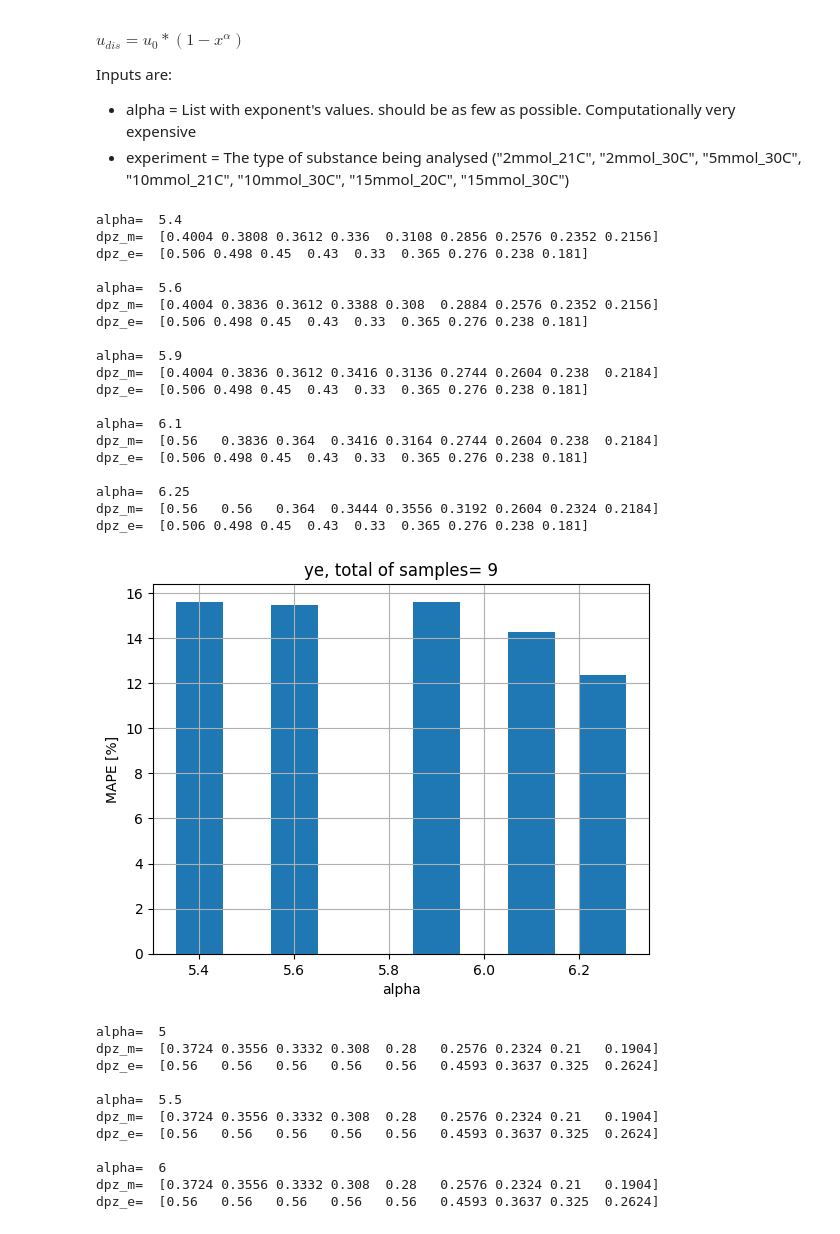
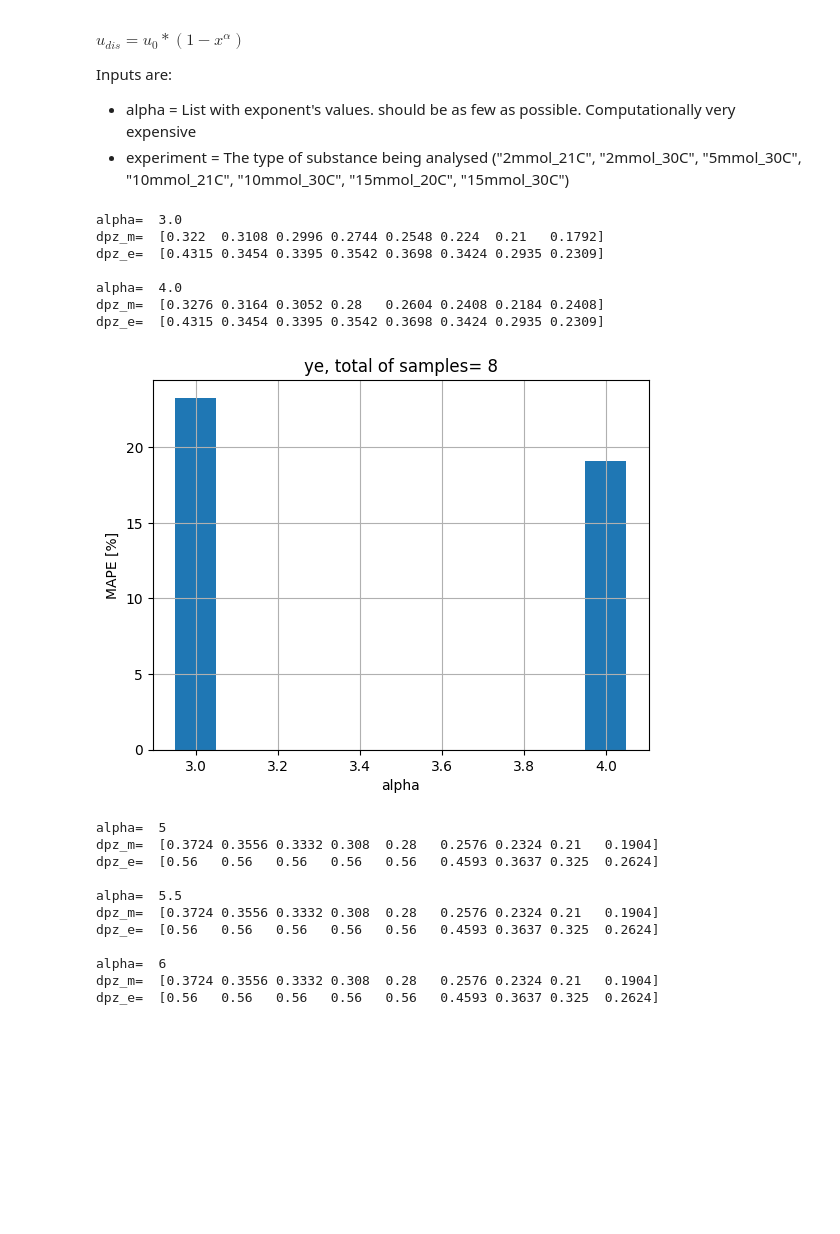
Before and after one commit to iagr98/MA-Model_4, a Jupyter notebook: Separator Model/utils.ipynb, the cells around one changed output. Drawn from its saved outputs; the diff is of its cells as text; code cells hidden in the pictures; blank space fills up the shorter version.

Commit message:
Ran ye validation test final with determined alphas.

```diff
--- a/Separator Model/utils.ipynb
+++ b/Separator Model/utils.ipynb
@@ -18,7 +18,7 @@ from sim_run import run_sim
 import csv
 from sim_run_parallel_validation import parallel_simulation
 
-alpha = [4.5, 5.0, 5.25, 5.4, 5.5, 6.0, 6.25, 6.5, 7.0]
+alpha = [3.0, 4.0]
 experiment = "ye"
 dV_ges_ye = 160
 total_guess = np.zeros(len(alpha))
@@ -103,50 +103,38 @@ if (experiment=='ye'):
         "alpha": alpha,
         "total_mape": total_mape.astype(int),
         "total_exp":len(tests)
     })
     fname = f"{experiment}_{dV_ges_ye}_alpha_{alpha[0]}_{alpha[-1]}.csv"
     df_out.to_csv(fname, index=False)
 else:
     df_out = pd.DataFrame({
         "experiment": experiment,
         "alpha": alpha,
         "total_guess": total_guess.astype(int),
         "total_exp":len(tests),
         "total_guess_p": (total_guess.astype(int)/len(tests))
     })
     fname = f"{experiment}_alpha_{alpha[0]}_{alpha[-1]}.csv"
     df_out.to_csv(fname, index=False)
 
 
 if (experiment=='ye'):
     plt.bar(alpha, total_mape, width=0.1)
     plt.ylabel('MAPE [%]')
 else:
     plt.bar(alpha, 100*total_guess/len(tests), width=0.1)
     plt.ylabel('Correct guess [%]')
 plt.xlabel('alpha')
 plt.title(f'{experiment}, total of samples= {len(tests)}')
 plt.grid()
 plt.show()
 # %% [output]
-alpha=  5.4
-dpz_m=  [0.4004 0.3808 0.3612 0.336  0.3108 0.2856 0.2576 0.2352 0.2156]
-dpz_e=  [0.506 0.498 0.45  0.43  0.33  0.365 0.276 0.238 0.181]
+alpha=  3.0
+dpz_m=  [0.322  0.3108 0.2996 0.2744 0.2548 0.224  0.21   0.1792]
+dpz_e=  [0.4315 0.3454 0.3395 0.3542 0.3698 0.3424 0.2935 0.2309]
 
-alpha=  5.6
-dpz_m=  [0.4004 0.3836 0.3612 0.3388 0.308  0.2884 0.2576 0.2352 0.2156]
-dpz_e=  [0.506 0.498 0.45  0.43  0.33  0.365 0.276 0.238 0.181]
-
-alpha=  5.9
-dpz_m=  [0.4004 0.3836 0.3612 0.3416 0.3136 0.2744 0.2604 0.238  0.2184]
-dpz_e=  [0.506 0.498 0.45  0.43  0.33  0.365 0.276 0.238 0.181]
-
-alpha=  6.1
-dpz_m=  [0.56   0.3836 0.364  0.3416 0.3164 0.2744 0.2604 0.238  0.2184]
-dpz_e=  [0.506 0.498 0.45  0.43  0.33  0.365 0.276 0.238 0.181]
-
-alpha=  6.25
-dpz_m=  [0.56   0.56   0.364  0.3444 0.3556 0.3192 0.2604 0.2324 0.2184]
-dpz_e=  [0.506 0.498 0.45  0.43  0.33  0.365 0.276 0.238 0.181]
+alpha=  4.0
+dpz_m=  [0.3276 0.3164 0.3052 0.28   0.2604 0.2408 0.2184 0.2408]
+dpz_e=  [0.4315 0.3454 0.3395 0.3542 0.3698 0.3424 0.2935 0.2309]
-[figure, old version]
+[figure, new version]
 # %%
```
Also changed, not shown: parts of 1 cell of this notebook, 29 other files.
